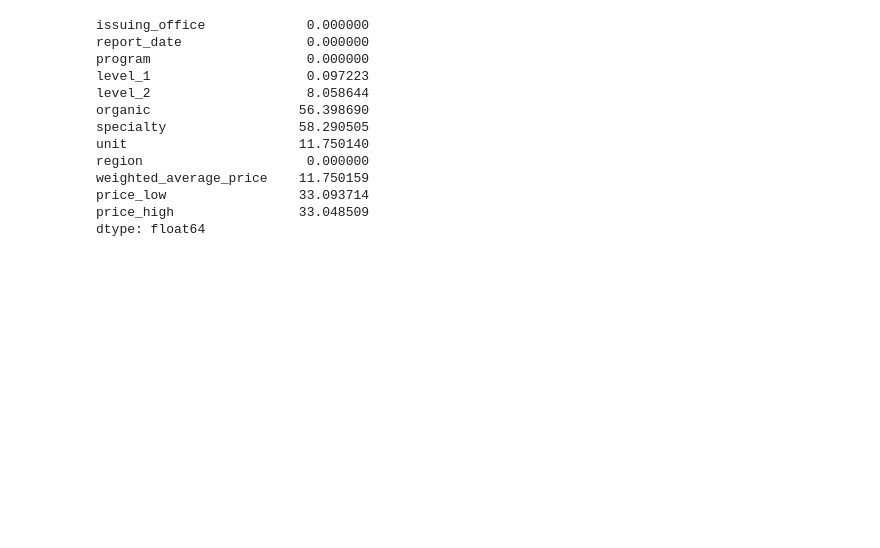
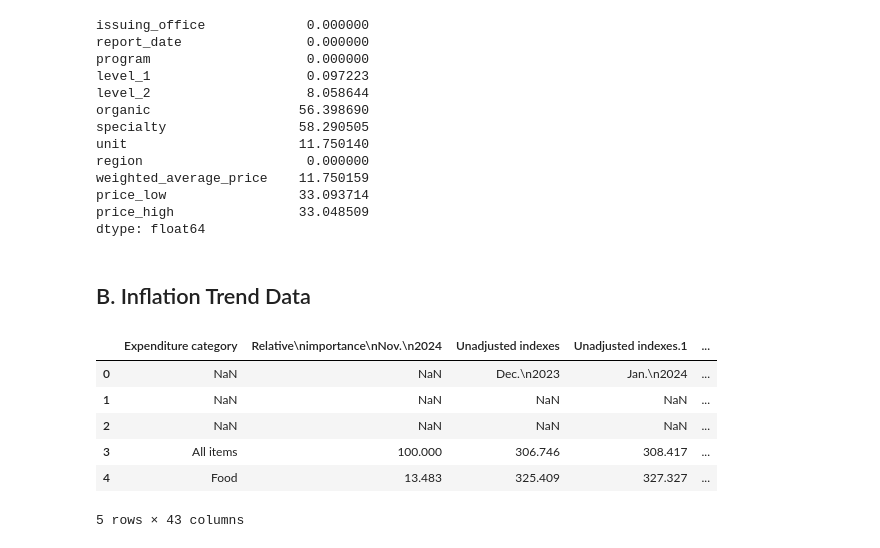
Before and after one commit to bradleytkay/Q1-2025-data-analysis-project-challenge, a Jupyter notebook: Q1-2025-step-2-data-cleaning-and-preparation.ipynb, the cells around one changed output. Saved outputs shown, nothing was run; the diff lists cells and outputs as text; code cells hidden in the pictures; blank space fills up the shorter version.

```diff
--- a/Q1-2025-step-2-data-cleaning-and-preparation.ipynb
+++ b/Q1-2025-step-2-data-cleaning-and-preparation.ipynb
@@ -404,3 +404,5 @@ weighted_average_price    11.750159
 price_low                 33.093714
 price_high                33.048509
 dtype: float64
+# %% [markdown]
+## B. Inflation Trend Data
@@ -406,0 +412,11 @@ dtype: float64
+# %%
+# Take a look at what needs done
+bls_df.head()
+# %% [output]
+|  | Expenditure category | Relative\nimportance\nNov.\n2024 | Unadjusted indexes | Unadjusted indexes.1 | ... |
+| 0 | NaN | NaN | Dec.\n2023 | Jan.\n2024 | ... |
+| 1 | NaN | NaN | NaN | NaN | ... |
+| 2 | NaN | NaN | NaN | NaN | ... |
+| 3 | All items | 100.000 | 306.746 | 308.417 | ... |
+| 4 | Food | 13.483 | 325.409 | 327.327 | ... |
+5 rows × 43 columns
```
Also changed, not shown: parts of 7 cells of this notebook.
